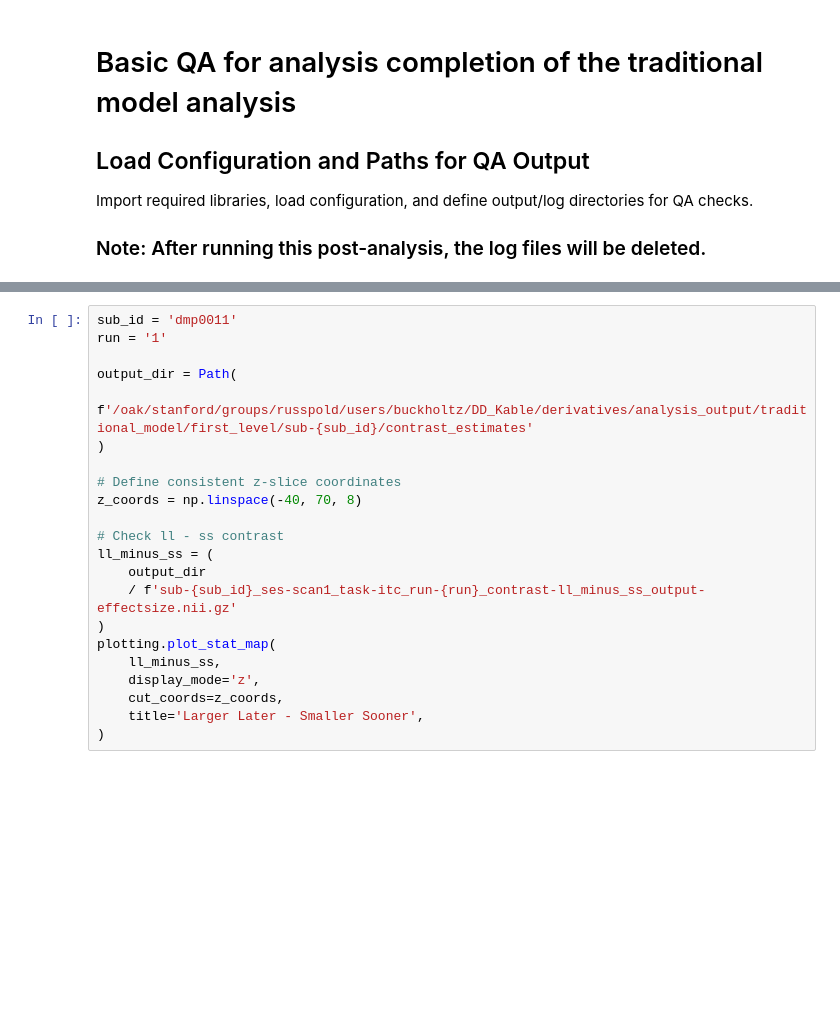
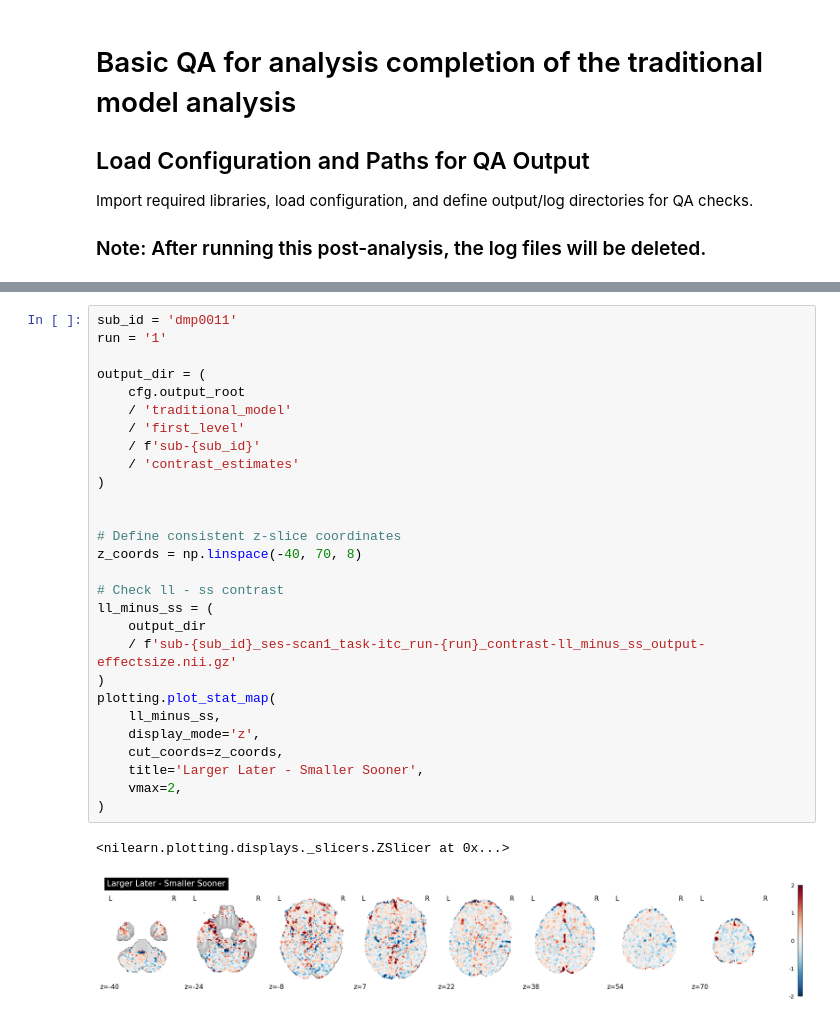
Before and after one commit to jmumford/dd-kable-analysis, a Jupyter notebook: analyses/traditional_model_analysis/qa_analysis_output.ipynb, the cells around one changed output, grey strips where cells are left out. Cells and saved outputs as stored; diff of their text form; blank space fills up the shorter version.

```diff
--- a/analyses/traditional_model_analysis/qa_analysis_output.ipynb
+++ b/analyses/traditional_model_analysis/qa_analysis_output.ipynb
@@ -28,25 +31,34 @@ print(logs_dir)
 # %%
 sub_id = 'dmp0011'
 run = '1'
 
-output_dir = Path(
-    f'/oak/stanford/groups/russpold/users/buckholtz/DD_Kable/derivatives/analysis_output/traditional_model/first_level/sub-{sub_id}/contrast_estimates'
+output_dir = (
+    cfg.output_root
+    / 'traditional_model'
+    / 'first_level'
+    / f'sub-{sub_id}'
+    / 'contrast_estimates'
 )
+
 
 # Define consistent z-slice coordinates
 z_coords = np.linspace(-40, 70, 8)
 
 # Check ll - ss contrast
 ll_minus_ss = (
     output_dir
     / f'sub-{sub_id}_ses-scan1_task-itc_run-{run}_contrast-ll_minus_ss_output-effectsize.nii.gz'
 )
 plotting.plot_stat_map(
     ll_minus_ss,
     display_mode='z',
     cut_coords=z_coords,
     title='Larger Later - Smaller Sooner',
+    vmax=2,
 )
+# %% [output]
+<nilearn.plotting.displays._slicers.ZSlicer at 0x...>
+[figure, added]
 # %%
 # --- Batch-run verification (run after jobs finish) ---
 # (logs may have been deleted)
```
Also changed, not shown: parts of 3 cells of this notebook, 35 other files.
